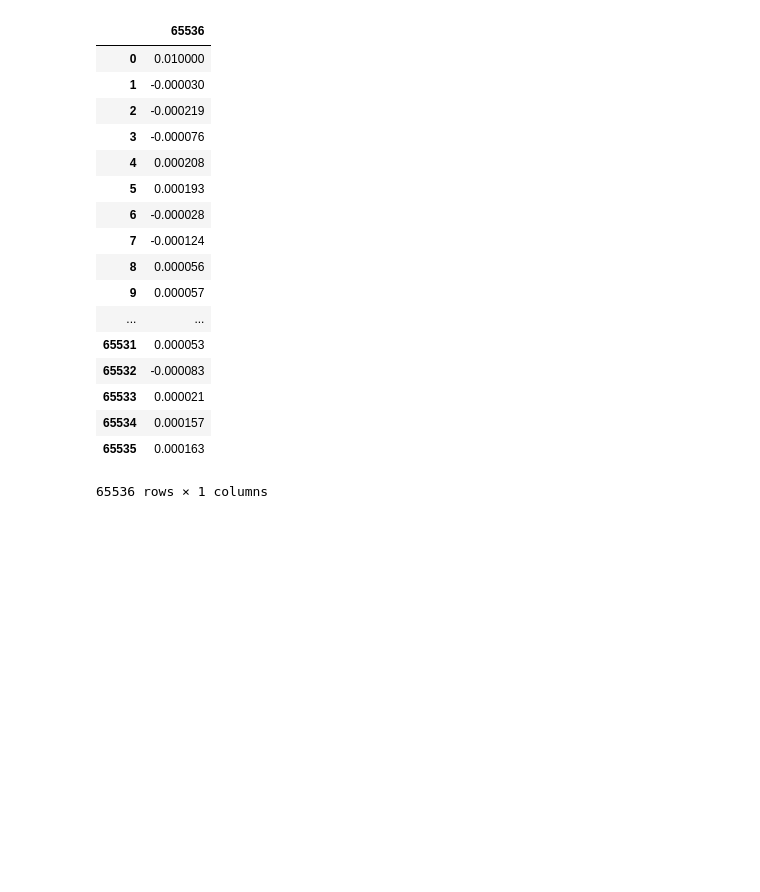
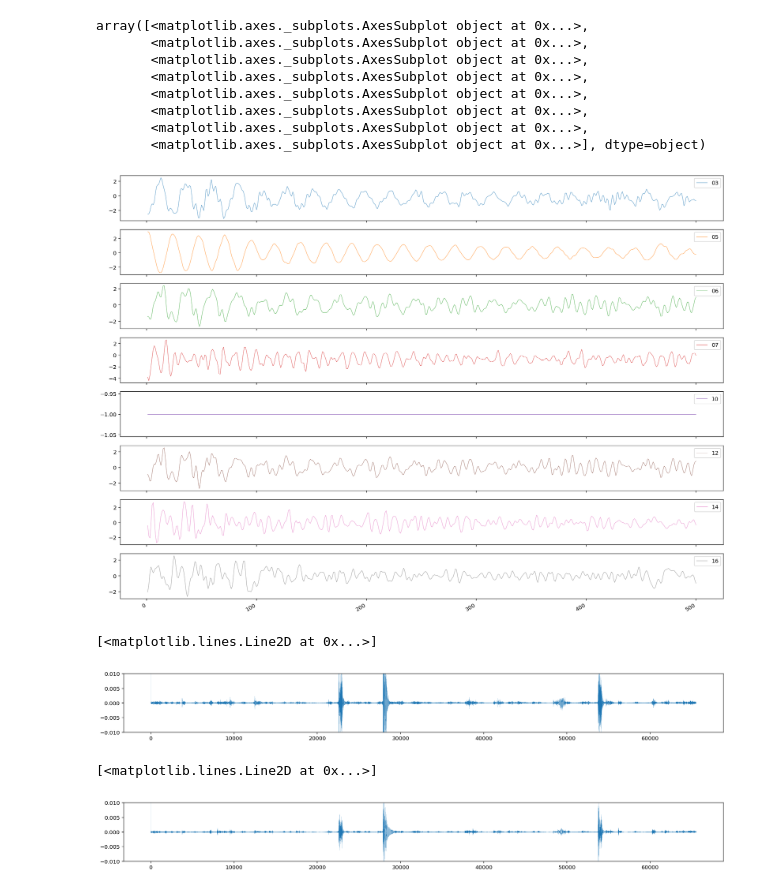
Before and after one commit to davidsteinar/structural-uncertainty, a Jupyter notebook: notebooks/z24-data-explore.ipynb, the cells around one changed output. Cells and saved outputs as stored; diff of their text form; code cells hidden in the pictures; blank space fills up the shorter version.

```diff
--- a/notebooks/z24-data-explore.ipynb
+++ b/notebooks/z24-data-explore.ipynb
@@ -7,23 +30,27 @@ import matplotlib.pyplot as plt
+# %%
+normalized_data.iloc[:500,:].plot(subplots=True, alpha=1,figsize=(20,2*8), linewidth=0.5)
+# %% [output]
+array([<matplotlib.axes._subplots.AxesSubplot object at 0x...>,
+       <matplotlib.axes._subplots.AxesSubplot object at 0x...>,
+       <matplotlib.axes._subplots.AxesSubplot object at 0x...>,
+       <matplotlib.axes._subplots.AxesSubplot object at 0x...>,
+       <matplotlib.axes._subplots.AxesSubplot object at 0x...>,
+       <matplotlib.axes._subplots.AxesSubplot object at 0x...>,
+       <matplotlib.axes._subplots.AxesSubplot object at 0x...>,
+       <matplotlib.axes._subplots.AxesSubplot object at 0x...>], dtype=object)
+[figure, added]
+# %%
+plt.figure(figsize=(20,2))
+plt.ylim([-0.01, 0.01])
+plt.plot(permanent_monitor, linewidth=0.1)
+# %% [output]
+[<matplotlib.lines.Line2D at 0x...>]
+[figure, added]
 # %%
-permanent_monitor = pd.read_csv('../data/z24/raw/permanent_monitoring/ems1/01C14/01C1403.aaa',sep=' ',
-                                nrows=65536, skiprows=1)
-permanent_monitor
+permanent_monitor = pd.read_csv('../data/z24/permanent/01C1403.aaa',sep=' ', nrows=65536, skiprows=1)
+plt.figure(figsize=(20,2))
+plt.ylim([-0.01, 0.01])
+plt.plot(permanent_monitor, linewidth=0.1)
 # %% [output]
-|  | 65536 |
-| 0 | 0.010000 |
-| 1 | -0.000030 |
-| 2 | -0.000219 |
-| 3 | -0.000076 |
-| 4 | 0.000208 |
-| 5 | 0.000193 |
-| 6 | -0.000028 |
-| 7 | -0.000124 |
-| 8 | 0.000056 |
-| 9 | 0.000057 |
-| ... | ... |
-| 65531 | 0.000053 |
-| 65532 | -0.000083 |
-| 65533 | 0.000021 |
-| 65534 | 0.000157 |
-| 65535 | 0.000163 |
-65536 rows × 1 columns
+[<matplotlib.lines.Line2D at 0x...>]
+[figure, added]
```
Also changed, not shown: parts of 12 cells of this notebook, 2 other files.
